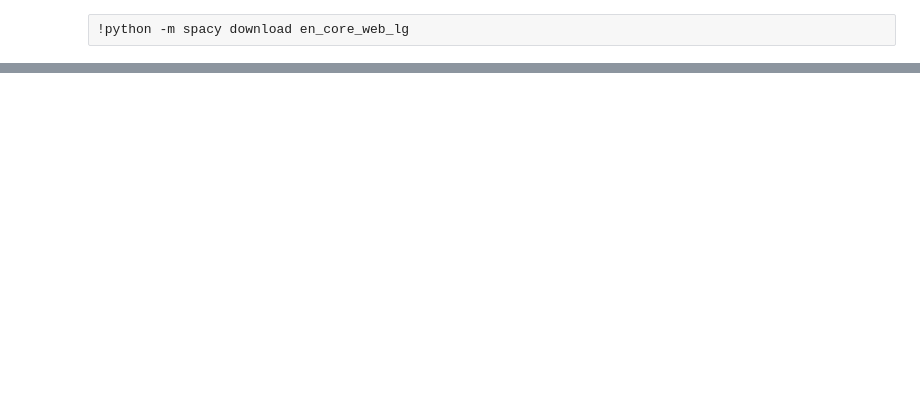
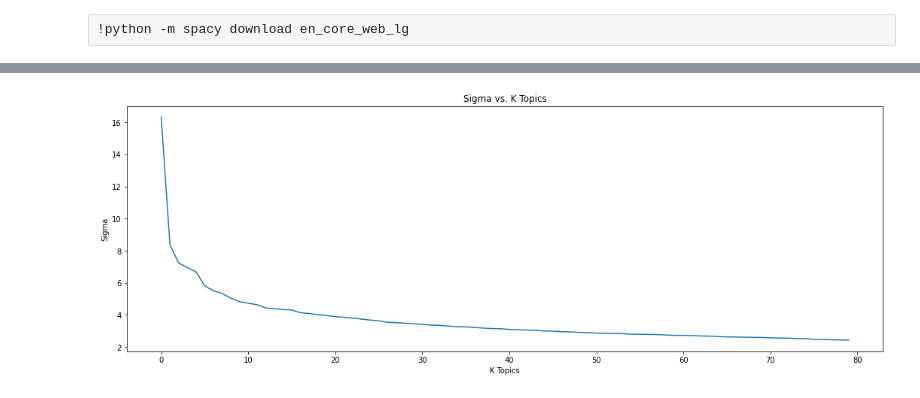
Before and after one commit to sizigia/controlledchaos, a Jupyter notebook: notebooks/3_Cleaning Text.ipynb, the cells around one changed output, grey strips where cells are left out. Cells and saved outputs as stored; diff of their text form; code cells hidden in the pictures; blank space fills up the shorter version.

Commit message:
barebones app and topic modeling

```diff
--- a/notebooks/3_Cleaning Text.ipynb
+++ b/notebooks/3_Cleaning Text.ipynb
@@ -102,0 +58,16 @@ print("%s")
+# %%
+#df['lemmatized_text'] = df['raw_text'].apply(lemmatizing)
+df['stemmed_text'] = df['lemmatized_text'].apply(stemming)
+# %%
+params = {
+    'vectorizer': {
+        'analyzer': 'word',
+        'stop_words': stopwords.words('english'),
+        'ngram_range': (1, 1),
+        'token_pattern': '[a-z]{3,}',
+        'min_df': 0.01,
+        'lowercase': True
+    },
+    'raw_documents': df['stemmed_text'],
+    'components': 4,
+}
@@ -102,0 +95,6 @@ print("%s")
+# %%
+tfidf = TfidfVectorizer(**params['vectorizer'])
+X_tfidf = tfidf.fit_transform(raw_documents=params['raw_documents'])
+
+tfidf_doc_word = pd.DataFrame(X_tfidf.toarray(), columns=tfidf.get_feature_names())
+tfidf_doc_word
@@ -102,0 +115,15 @@ print("%s")
+# %%
+k = 80
+U, Sigma, VT = randomized_svd(X_tfidf,
+                              n_components=k,
+                              n_iter=5,
+                              random_state=None)
+# %%
+plt.figure(figsize=(18, 6))
+plt.title("Sigma vs. K Topics")
+plt.ylabel("Sigma")
+plt.xlabel("K Topics")
+sns.lineplot(range(k), Sigma)
+plt.savefig("sigma_topics_tfidf.png");
+# %% [output]
+[figure, added]
```
Also changed, not shown: parts of 40 cells of this notebook, 4 other files.
